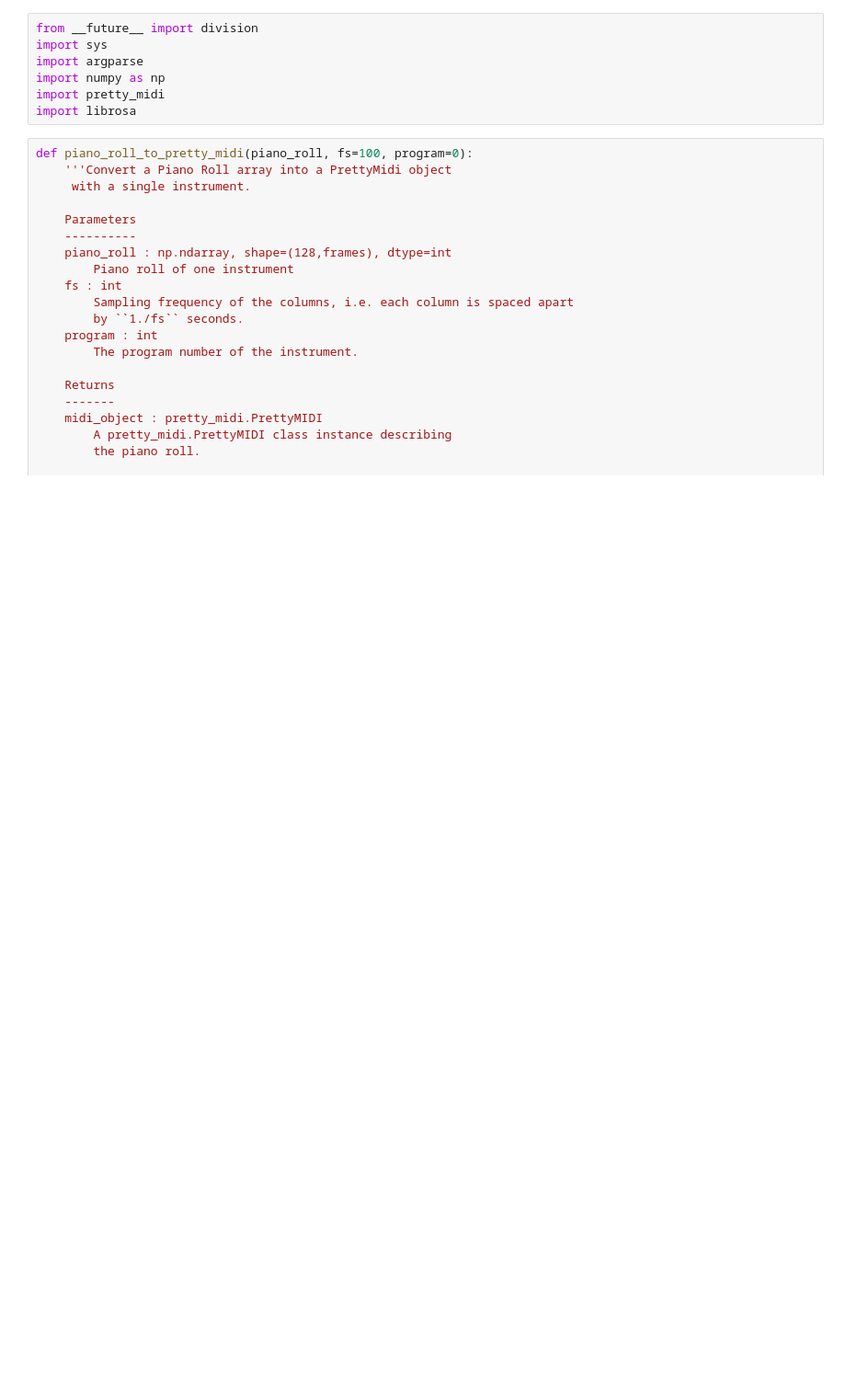
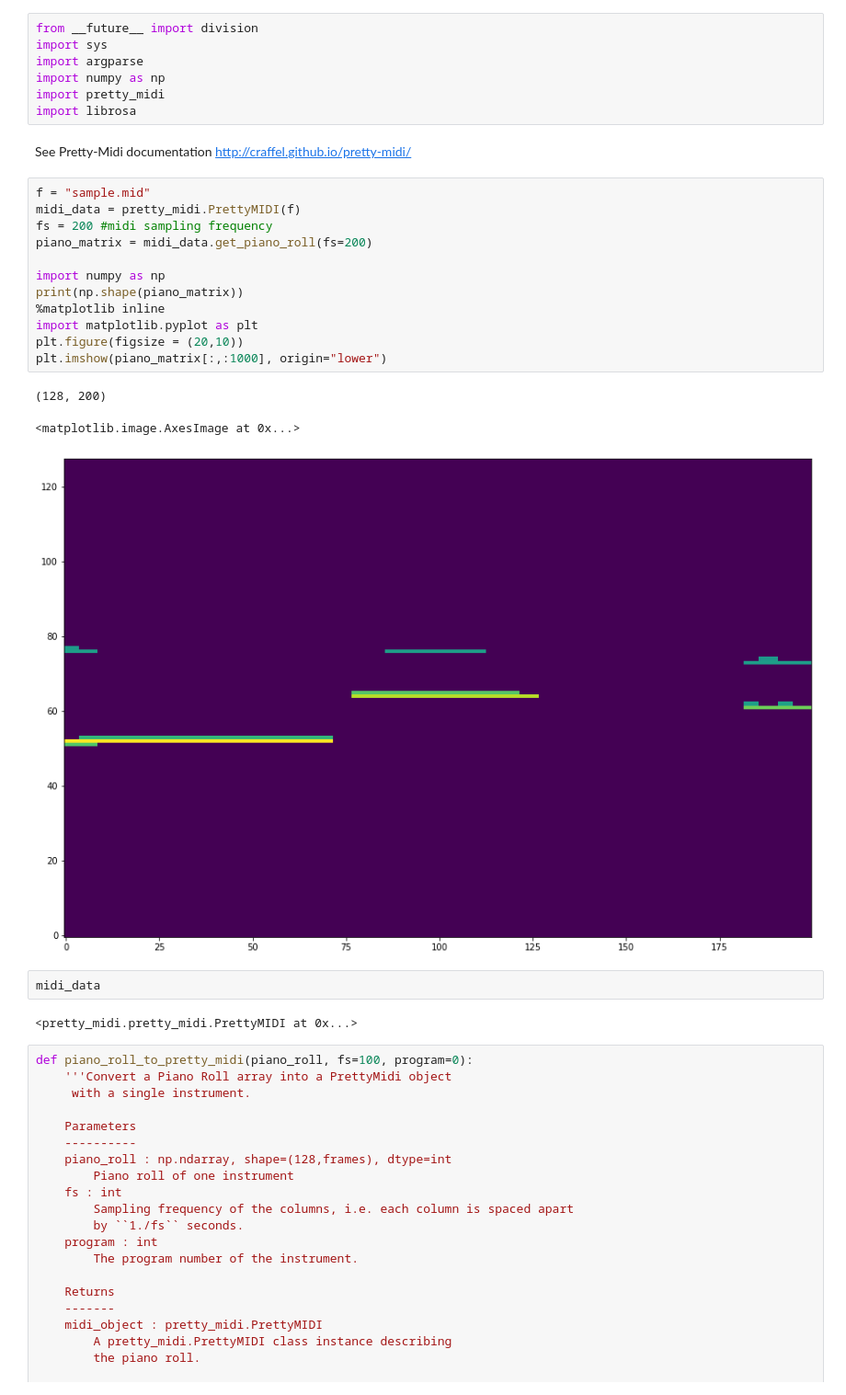
Before and after one commit to sdubnov/notebooks, a Jupyter notebook: DeepAndShallowMusic/Midi-Audio-Lab.ipynb, the cells around one changed output. Shown at 92% size. Cells and saved outputs as stored; diff of their text form; blank space fills up the shorter version.

```diff
--- a/DeepAndShallowMusic/Midi-Audio-Lab.ipynb
+++ b/DeepAndShallowMusic/Midi-Audio-Lab.ipynb
@@ -5,6 +5,28 @@ import argparse
 import numpy as np
 import pretty_midi
 import librosa
+# %% [markdown]
+See Pretty-Midi documentation http://craffel.github.io/pretty-midi/
+# %%
+f = "sample.mid"
+midi_data = pretty_midi.PrettyMIDI(f)
+fs = 200 #midi sampling frequency
+piano_matrix = midi_data.get_piano_roll(fs=200)
+
+import numpy as np
+print(np.shape(piano_matrix))
+%matplotlib inline
+import matplotlib.pyplot as plt
+plt.figure(figsize = (20,10))
+plt.imshow(piano_matrix[:,:1000], origin="lower")
+# %% [output]
+(128, 200)
+<matplotlib.image.AxesImage at 0x...>
+[figure, added]
+# %%
+midi_data
+# %% [output]
+<pretty_midi.pretty_midi.PrettyMIDI at 0x...>
 # %%
 def piano_roll_to_pretty_midi(piano_roll, fs=100, program=0):
     '''Convert a Piano Roll array into a PrettyMidi object
```
Also changed, not shown: parts of 3 cells of this notebook.
